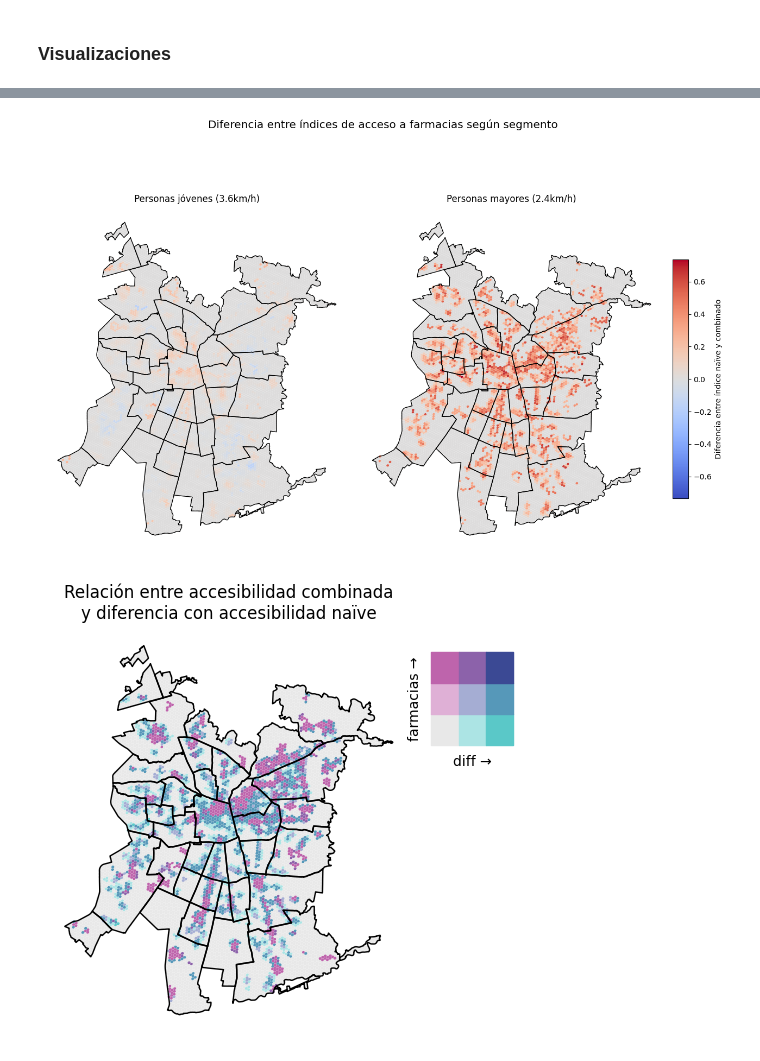
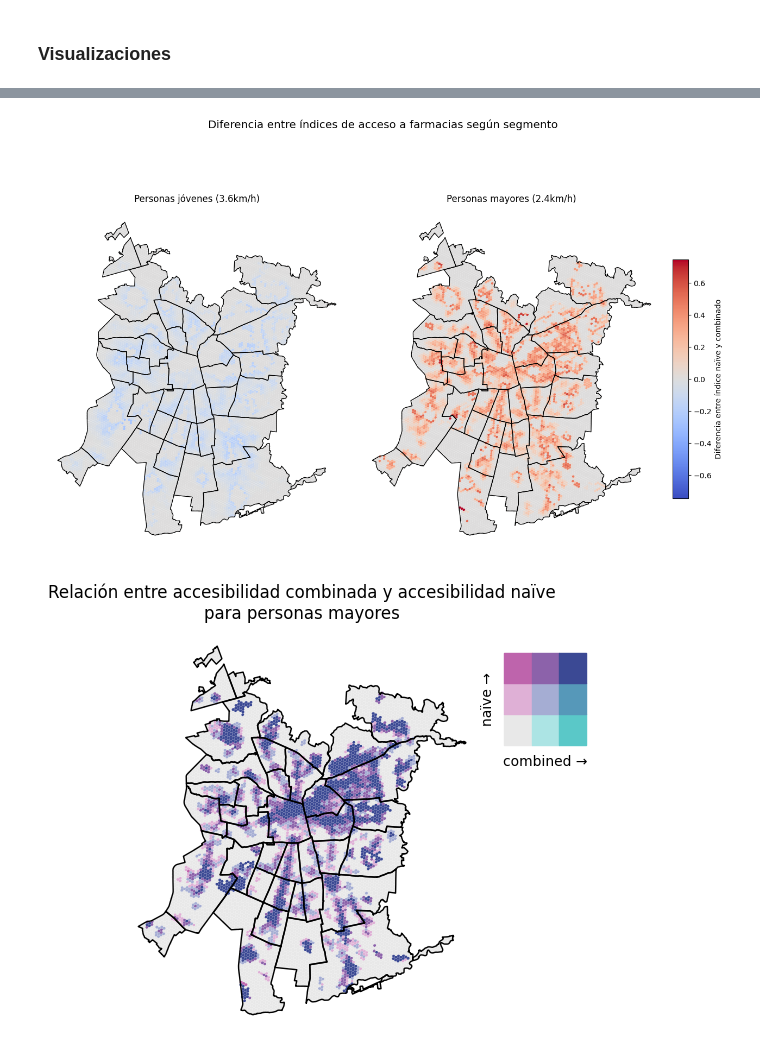
Before and after one commit to claugaete/x-minute-chile, a Jupyter notebook: notebooks/use-cases/merge_ttms.ipynb, the cells around one changed output, grey strips where cells are left out. Cells and saved outputs as stored; diff of their text form; code cells hidden in the pictures.

```diff
--- a/notebooks/use-cases/merge_ttms.ipynb
+++ b/notebooks/use-cases/merge_ttms.ipynb
@@ -176,7 +177,7 @@ ttms_joven = xmin.TravelTimeMatrices.compute(
     gtfs_paths=[],
     osm_path=OSM_SANTIAGO_PATH,
     snap_to_network=True,
-    max_time=datetime.timedelta(minutes=15),
+    max_time=datetime.timedelta(minutes=30),
     transport_modes=["WALK"],
     speed_walking=3.6
 )
@@ -189,7 +190,7 @@ ttms_mayor = xmin.TravelTimeMatrices.compute(
     gtfs_paths=[],
     osm_path=OSM_SANTIAGO_PATH,
     snap_to_network=True,
-    max_time=datetime.timedelta(minutes=15),
+    max_time=datetime.timedelta(minutes=30),
     transport_modes=["WALK"],
     speed_walking=2.4
 )
@@ -338,5 +339,4 @@ plt.savefig(IMG_PATH / "age_segment_comparison.pdf")
 # %%
-import pandas as pd
 cmap = "coolwarm"
 
 fig = plt.figure(figsize=(2 * 6.4, 2 * 4.8))
@@ -371,20 +371,22 @@ fig.suptitle(
 plt.tight_layout()
 plt.savefig(IMG_PATH / "age_segment_difference.pdf")
 # %% [output]
-[figure, old version]
+[figure, new version]
 # %%
 from mapclassify.classifiers import NaturalBreaks
 
 ax = acc_combined_mayor.visualize.bivariate_choropleth(
-    "farmacias", diff_mayor.rename("diff"), classifier=NaturalBreaks
+    acc_all_mayor.gdf["farmacias"].rename("naïve"),
+    acc_combined_mayor.gdf["farmacias"].rename("combined"),
+    classifier=NaturalBreaks,
 )
 ax.set_axis_off()
 ax.set_title(
-    "Relación entre accesibilidad combinada\n"
-    "y diferencia con accesibilidad naïve"
+    "Relación entre accesibilidad combinada y accesibilidad naïve\n"
+    "para personas mayores"
 )
 
 plt.tight_layout()
 plt.savefig(IMG_PATH / "age_segment_bivariate.pdf")
 # %% [output]
-[figure, old version]
+[figure, new version]
```
Also changed, not shown: parts of 4 cells of this notebook, 4 other files.
